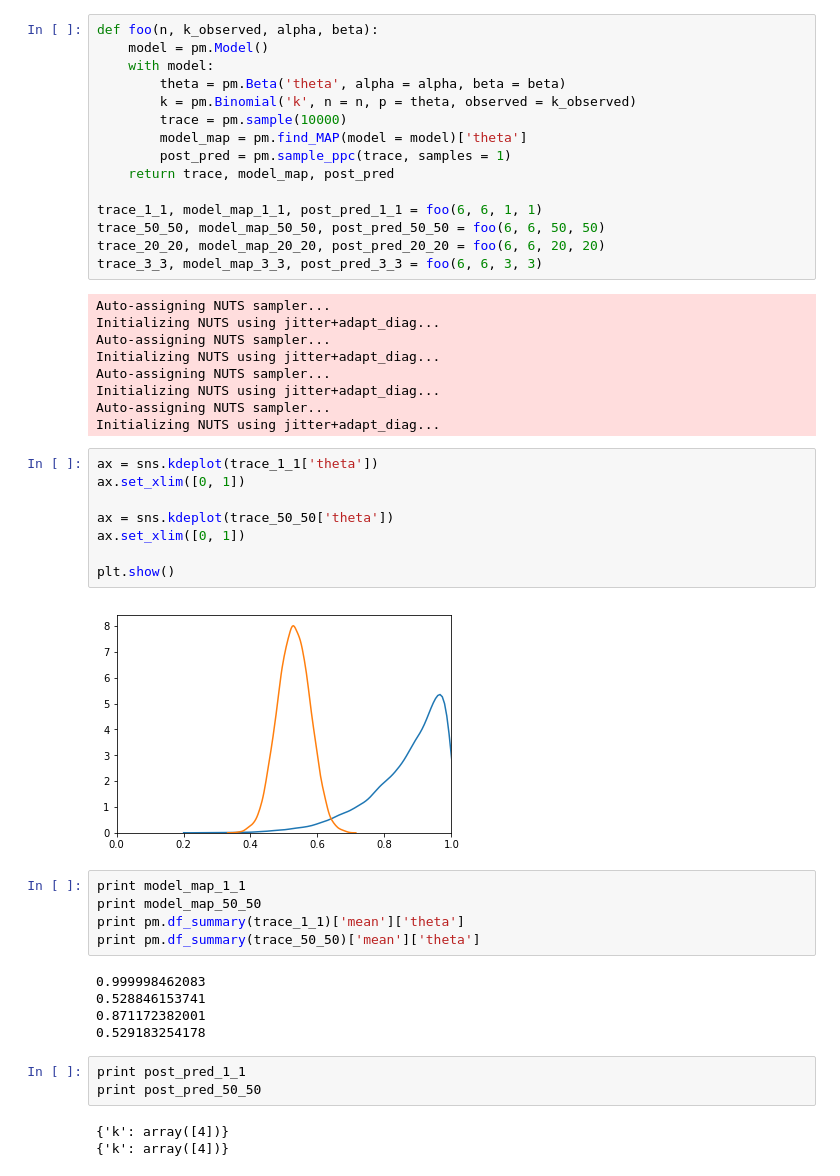
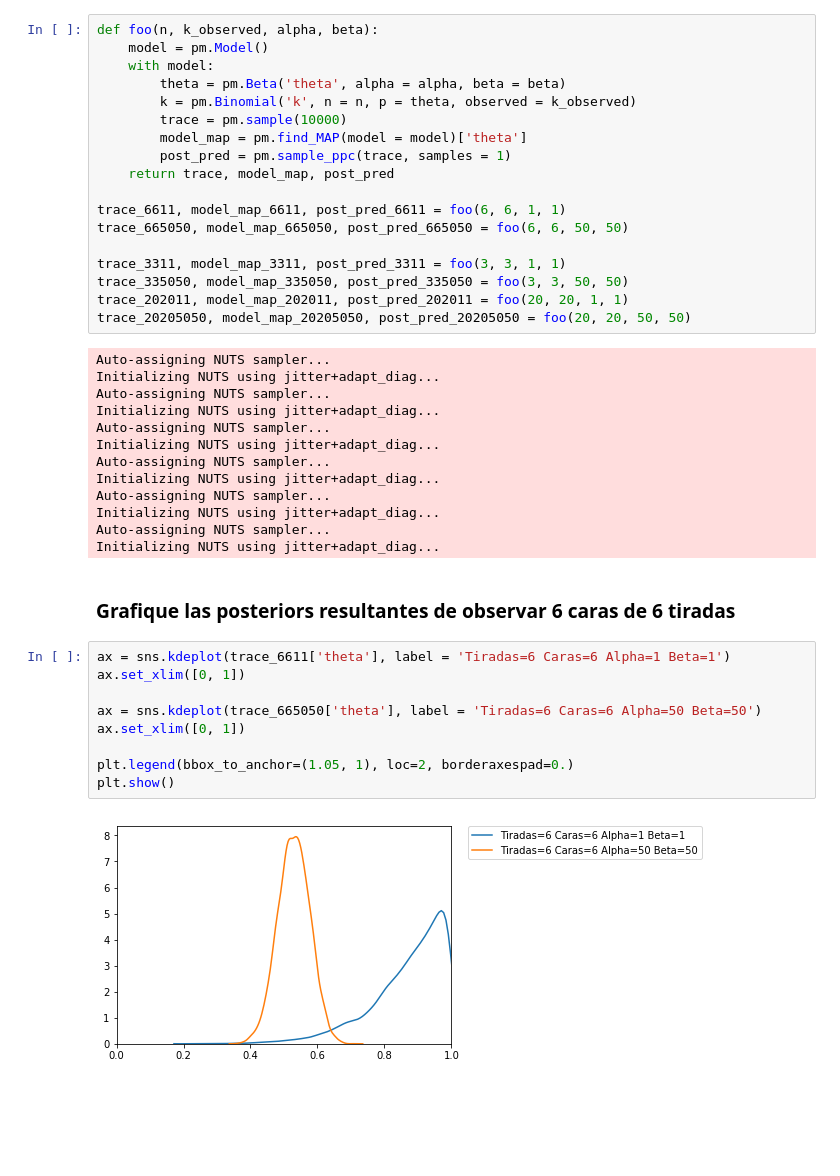
Before and after one commit to santiago-mb/data-science, a Jupyter notebook: wip/tp5/tp5.ipynb, the cells around one changed output. Cells and saved outputs as stored; diff of their text form; blank space fills up the shorter version.

```diff
--- a/wip/tp5/tp5.ipynb
+++ b/wip/tp5/tp5.ipynb
@@ -13,10 +22,13 @@ def foo(n, k_observed, alpha, beta):
         post_pred = pm.sample_ppc(trace, samples = 1)
     return trace, model_map, post_pred
 
-trace_1_1, model_map_1_1, post_pred_1_1 = foo(6, 6, 1, 1)
-trace_50_50, model_map_50_50, post_pred_50_50 = foo(6, 6, 50, 50)
-trace_20_20, model_map_20_20, post_pred_20_20 = foo(6, 6, 20, 20)
-trace_3_3, model_map_3_3, post_pred_3_3 = foo(6, 6, 3, 3)
+trace_6611, model_map_6611, post_pred_6611 = foo(6, 6, 1, 1)
+trace_665050, model_map_665050, post_pred_665050 = foo(6, 6, 50, 50)
+
+trace_3311, model_map_3311, post_pred_3311 = foo(3, 3, 1, 1)
+trace_335050, model_map_335050, post_pred_335050 = foo(3, 3, 50, 50)
+trace_202011, model_map_202011, post_pred_202011 = foo(20, 20, 1, 1)
+trace_20205050, model_map_20205050, post_pred_20205050 = foo(20, 20, 50, 50)
 # %% [output]
 Auto-assigning NUTS sampler...
 Initializing NUTS using jitter+adapt_diag...
@@ -26,29 +38,20 @@ Auto-assigning NUTS sampler...
 Initializing NUTS using jitter+adapt_diag...
 Auto-assigning NUTS sampler...
 Initializing NUTS using jitter+adapt_diag...
+Auto-assigning NUTS sampler...
+Initializing NUTS using jitter+adapt_diag...
+Auto-assigning NUTS sampler...
+Initializing NUTS using jitter+adapt_diag...
+# %% [markdown]
+### Grafique las posteriors resultantes de observar 6 caras de 6 tiradas
 # %%
-ax = sns.kdeplot(trace_1_1['theta'])
+ax = sns.kdeplot(trace_6611['theta'], label = 'Tiradas=6 Caras=6 Alpha=1 Beta=1')
 ax.set_xlim([0, 1])
 
-ax = sns.kdeplot(trace_50_50['theta'])
+ax = sns.kdeplot(trace_665050['theta'], label = 'Tiradas=6 Caras=6 Alpha=50 Beta=50')
 ax.set_xlim([0, 1])
 
+plt.legend(bbox_to_anchor=(1.05, 1), loc=2, borderaxespad=0.)
 plt.show()
 # %% [output]
-[figure, old version]
+[figure, new version]
-# %%
-print model_map_1_1
-print model_map_50_50
-print pm.df_summary(trace_1_1)['mean']['theta']
-print pm.df_summary(trace_50_50)['mean']['theta']
-# %% [output]
-0.999998462083
-0.528846153741
-0.871172382001
-0.529183254178
-# %%
-print post_pred_1_1
-print post_pred_50_50
-# %% [output]
-{'k': array([4])}
-{'k': array([4])}
```
Also changed, not shown: parts of 10 cells of this notebook.
